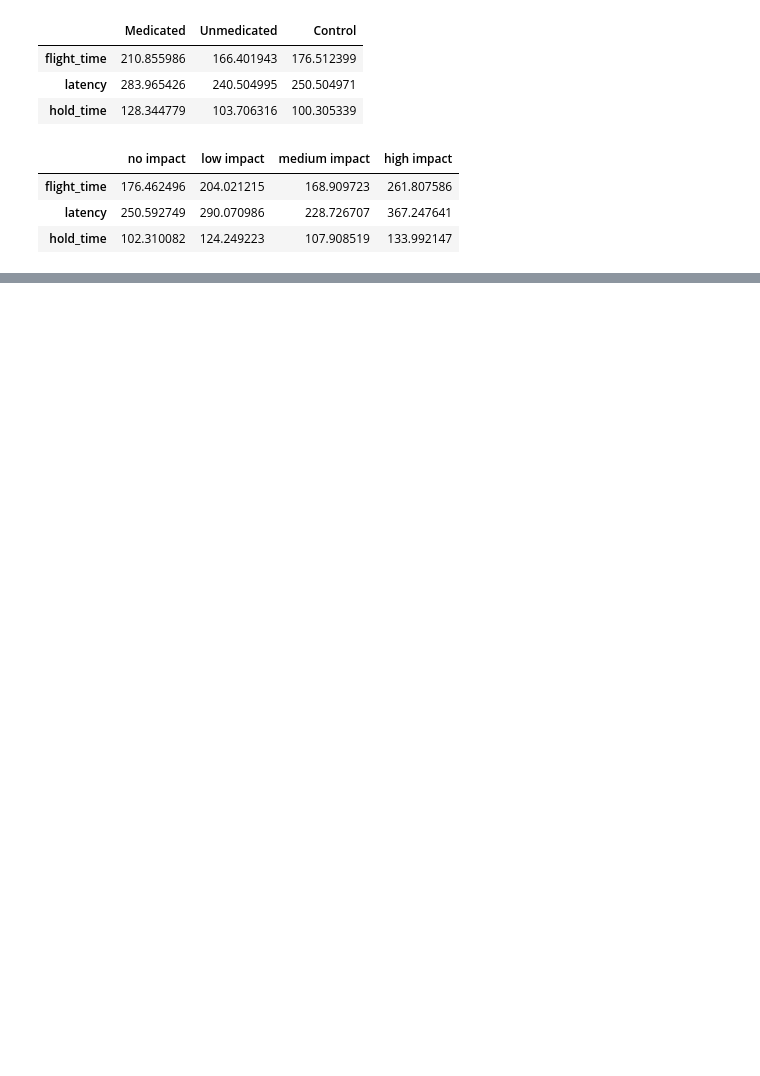
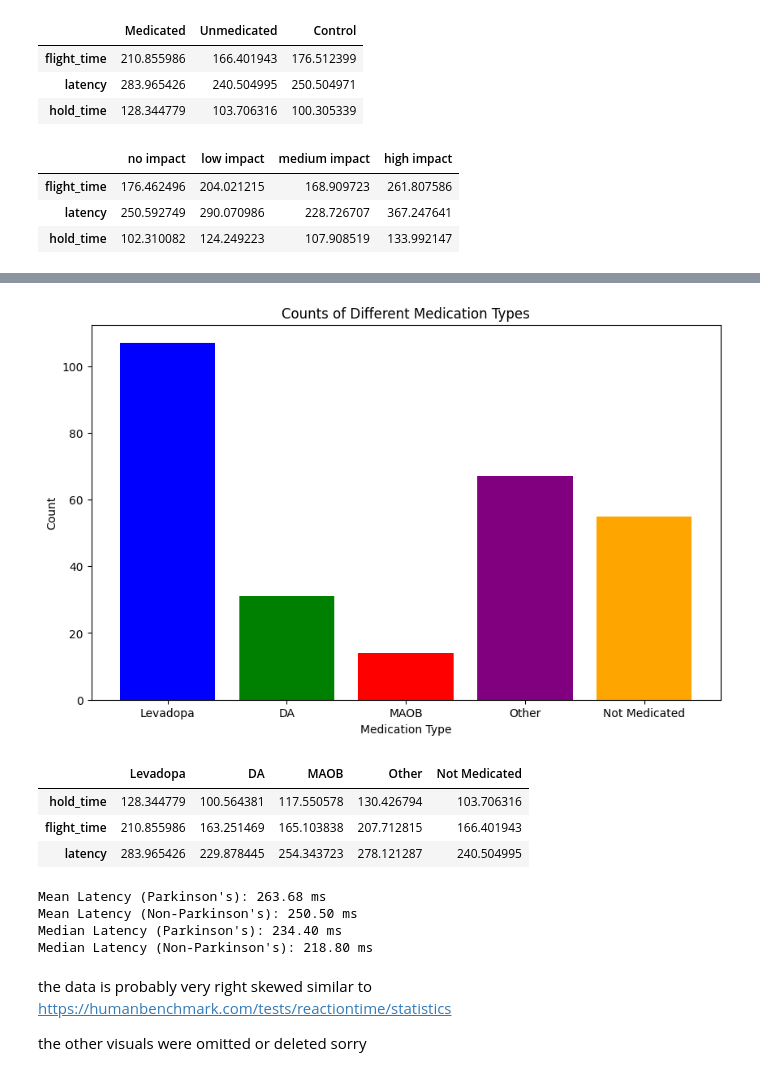
Before and after one commit to lemoncastle/PDTyper, a Jupyter notebook: notebooks/visualize.ipynb, the cells around one changed output, grey strips where cells are left out. Cells and saved outputs as stored; diff of their text form; code cells hidden in the pictures; blank space fills up the shorter version.

```diff
--- a/notebooks/visualize.ipynb
+++ b/notebooks/visualize.ipynb
@@ -85,0 +112,58 @@ fig.show()
+# %%
+# Create the bar plot
+plt.figure(figsize=(10, 6))
+plt.bar(counts.keys(), counts.values(), color=['blue', 'green', 'red', 'purple', 'orange'])
+plt.xlabel('Medication Type')
+plt.ylabel('Count')
+plt.title('Counts of Different Medication Types')
+plt.show()
+# %% [output]
+[figure, added]
+# %%
+Levadopa = big_data.query("Levadopa == True")
+DA = big_data.query("DA == True")
+MAOB = big_data.query("MAOB == True")
+other = big_data.query("Other == True")
+not_medicated = big_data.query("Parkinsons == True and Medicated == False")
+
+Levadopa_stats = Levadopa[['hold_time', 'flight_time', 'latency']].mean()
+DA_stats = DA[['hold_time', 'flight_time', 'latency']].mean()
+MAOB_stats = MAOB[['hold_time', 'flight_time', 'latency']].mean()
+other_stats = other[['hold_time', 'flight_time', 'latency']].mean()
+not_medicated_stats = not_medicated[['hold_time', 'flight_time', 'latency']].mean()
+
+drugs_dataframe = pd.concat([Levadopa_stats, DA_stats, MAOB_stats, other_stats, not_medicated_stats], axis=1)
+drugs_dataframe.columns = ['Levadopa', 'DA', 'MAOB', 'Other', 'Not Medicated']
+drugs_dataframe.head()
+# %% [output]
+|  | Levadopa | DA | MAOB | Other | Not Medicated |
+| hold_time | 128.344779 | 100.564381 | 117.550578 | 130.426794 | 103.706316 |
+| flight_time | 210.855986 | 163.251469 | 165.103838 | 207.712815 | 166.401943 |
+| latency | 283.965426 | 229.878445 | 254.343723 | 278.121287 | 240.504995 |
+# %%
+parkinsons_data = big_data.query("Parkinsons == True")
+non_parkinsons_data = big_data.query("Parkinsons == False")
+
+mean_latency_parkinsons = parkinsons_data['latency'].mean()
+mean_latency_non_parkinsons = non_parkinsons_data['latency'].mean()
+
+# Calculate the median latency
+median_latency_parkinsons = parkinsons_data['latency'].median()
+median_latency_non_parkinsons = non_parkinsons_data['latency'].median()
+
+# Display the result
+print(f"Mean Latency (Parkinson's): {mean_latency_parkinsons:.2f} ms")
+print(f"Mean Latency (Non-Parkinson's): {mean_latency_non_parkinsons:.2f} ms")
+
+print(f"Median Latency (Parkinson's): {median_latency_parkinsons:.2f} ms")
+print(f"Median Latency (Non-Parkinson's): {median_latency_non_parkinsons:.2f} ms")
+# %% [output]
+Mean Latency (Parkinson's): 263.68 ms
+Mean Latency (Non-Parkinson's): 250.50 ms
+Median Latency (Parkinson's): 234.40 ms
+Median Latency (Non-Parkinson's): 218.80 ms
+# %% [markdown]
+the data is probably very right skewed
+similar to https://humanbenchmark.com/tests/reactiontime/statistics
+
+the other visuals were omitted or deleted sorry
```
Also changed, not shown: parts of 9 cells of this notebook, 6 other files.
